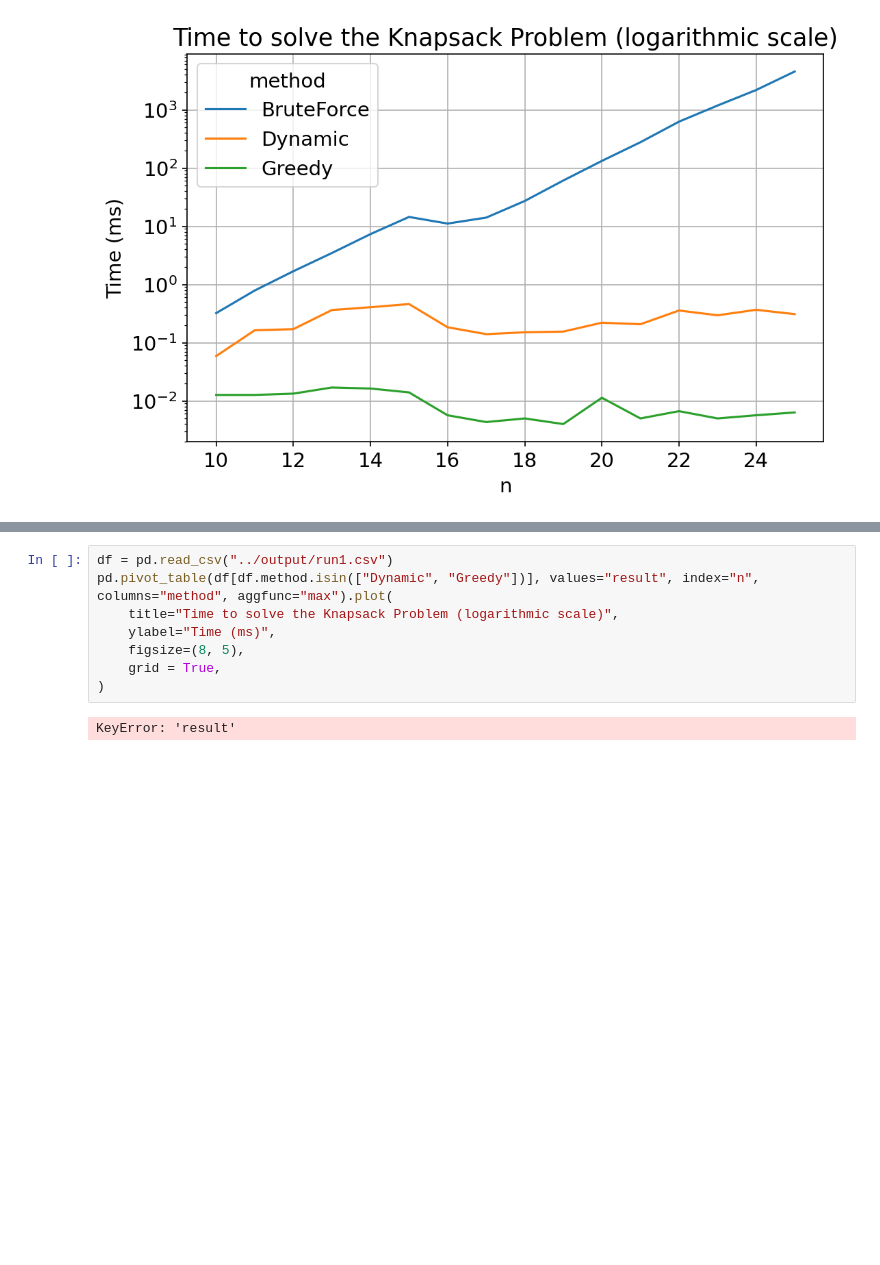
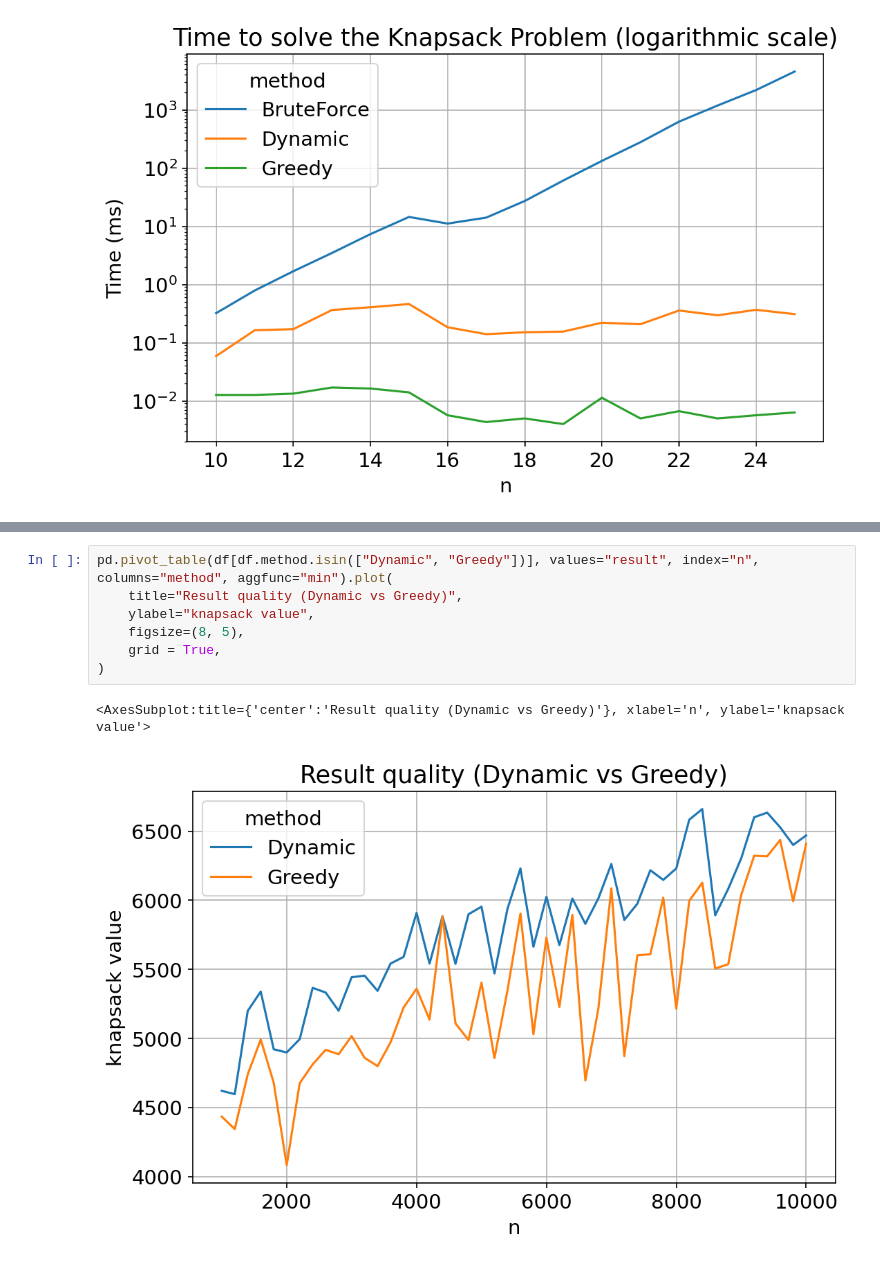
Before and after one commit to BbqGamer/knapsack_problem, a Jupyter notebook: report/analysis.ipynb, the cells around one changed output, grey strips where cells are left out. Saved outputs shown, nothing was run; the diff lists cells and outputs as text; blank space fills up the shorter version.

```diff
--- a/report/analysis.ipynb
+++ b/report/analysis.ipynb
@@ -52,10 +53,10 @@ pd.pivot_table(df[df.method.isin(["Dynamic", "Greedy"])], values="time", index="
 # %%
-df = pd.read_csv("../output/run1.csv")
-pd.pivot_table(df[df.method.isin(["Dynamic", "Greedy"])], values="result", index="n", columns="method", aggfunc="max").plot(
-    title="Time to solve the Knapsack Problem (logarithmic scale)",
-    ylabel="Time (ms)",
+pd.pivot_table(df[df.method.isin(["Dynamic", "Greedy"])], values="result", index="n", columns="method", aggfunc="min").plot(
+    title="Result quality (Dynamic vs Greedy)",
+    ylabel="knapsack value",
     figsize=(8, 5),
     grid = True,
 )
 # %% [output]
-KeyError: 'result'
+<AxesSubplot:title={'center':'Result quality (Dynamic vs Greedy)'}, xlabel='n', ylabel='knapsack value'>
+[figure, added]
```
Also changed, not shown: parts of 2 cells of this notebook, 3 other files.
